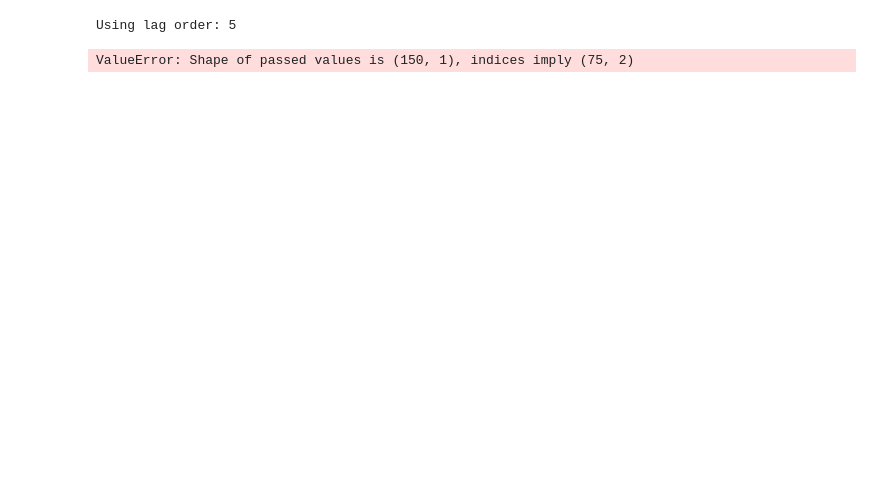
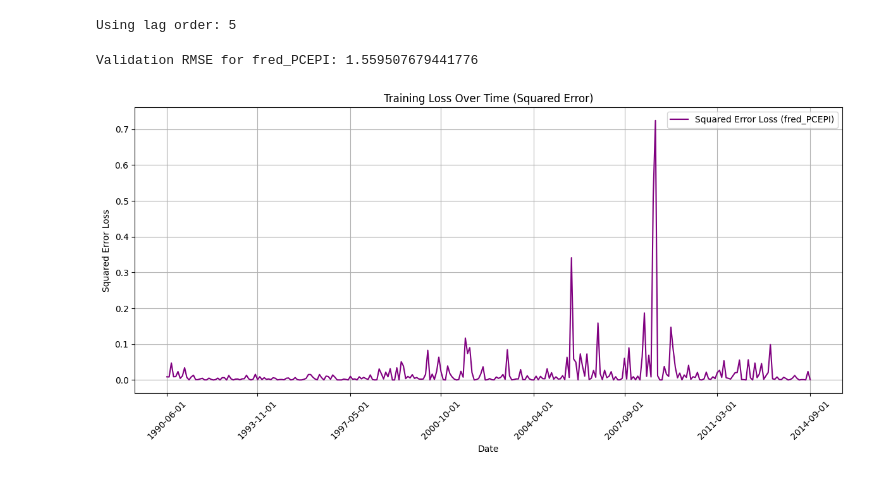
Before and after one commit to sc20geb/COMP5530M-Group-Project-Inflation-Forecasting, a Jupyter notebook: Training/VAR.ipynb, the cells around one changed output. Cells and saved outputs as stored; diff of their text form; code cells hidden in the pictures; blank space fills up the shorter version.

```diff
--- a/Training/VAR.ipynb
+++ b/Training/VAR.ipynb
@@ -55,9 +54,9 @@ forecast = forecast.flatten()  # flatten to 1D array
 # %% [output]
 Using lag order: 5
 # %%
-# Calculate RMSE for the Validation Period
 forecast_df = pd.DataFrame(forecast, index=val.index, columns=['fred_PCEPI', 'fred_AHETPI'])
+# Calculate RMSE for fred_PCEPI predictions
 rmse = np.sqrt(mean_squared_error(val['fred_PCEPI'].values, forecast_df['fred_PCEPI'].values))
-print(f'Validation RMSE: {rmse}')
+print(f'Validation RMSE for fred_PCEPI: {rmse}')
 # %% [output]
-ValueError: Shape of passed values is (150, 1), indices imply (75, 2)
+Validation RMSE for fred_PCEPI: 1.559507679441776
@@ -73,0 +63,27 @@ plt.show()
+# %%
+# Extract residuals (errors) for fred_PCEPI from the VAR model fit
+residuals = model_fit.resid['fred_PCEPI']
+
+# Compute squared errors (loss) at each time point
+squared_errors = residuals ** 2
+
+# Plot the squared error loss over time
+plt.figure(figsize=(12, 6))
+plt.plot(squared_errors.index, squared_errors, label='Squared Error Loss (fred_PCEPI)', color='purple')
+plt.title("Training Loss Over Time (Squared Error)")
+plt.xlabel("Date")
+plt.ylabel("Squared Error Loss")
+plt.legend()
+plt.grid(True)
+
+# Choose 8 evenly spaced tick positions along the x-axis
+tick_indices = np.linspace(0, len(squared_errors.index) - 1, 8, dtype=int)
+tick_dates = [squared_errors.index[i] for i in tick_indices]
+# Format the tick labels as strings (e.g., 'YYYY-MM-DD')
+tick_labels = [pd.to_datetime(date).strftime('%Y-%m-%d') for date in tick_dates]
+
+plt.xticks(tick_dates, tick_labels, rotation=45)
+plt.tight_layout()
+plt.show()
+# %% [output]
+[figure, added]
```
Also changed, not shown: parts of 4 cells of this notebook, 1 other file.
